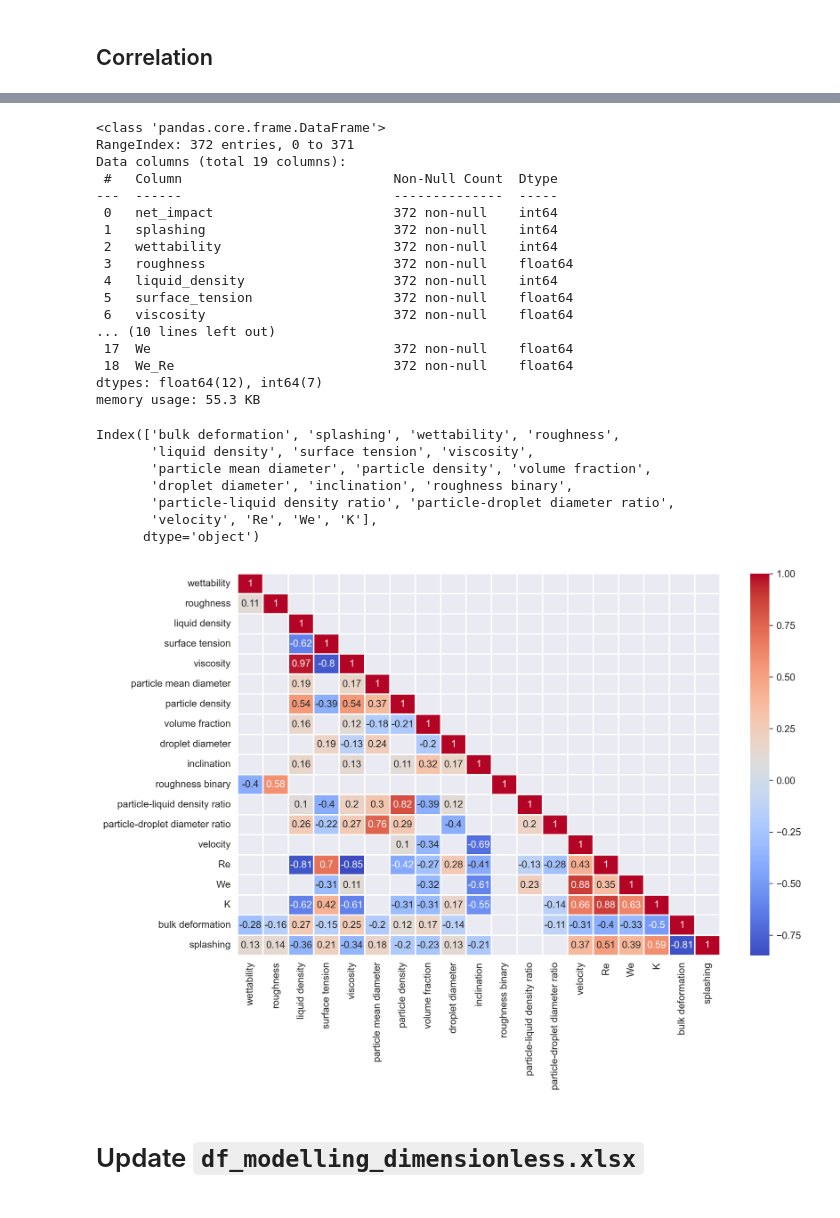
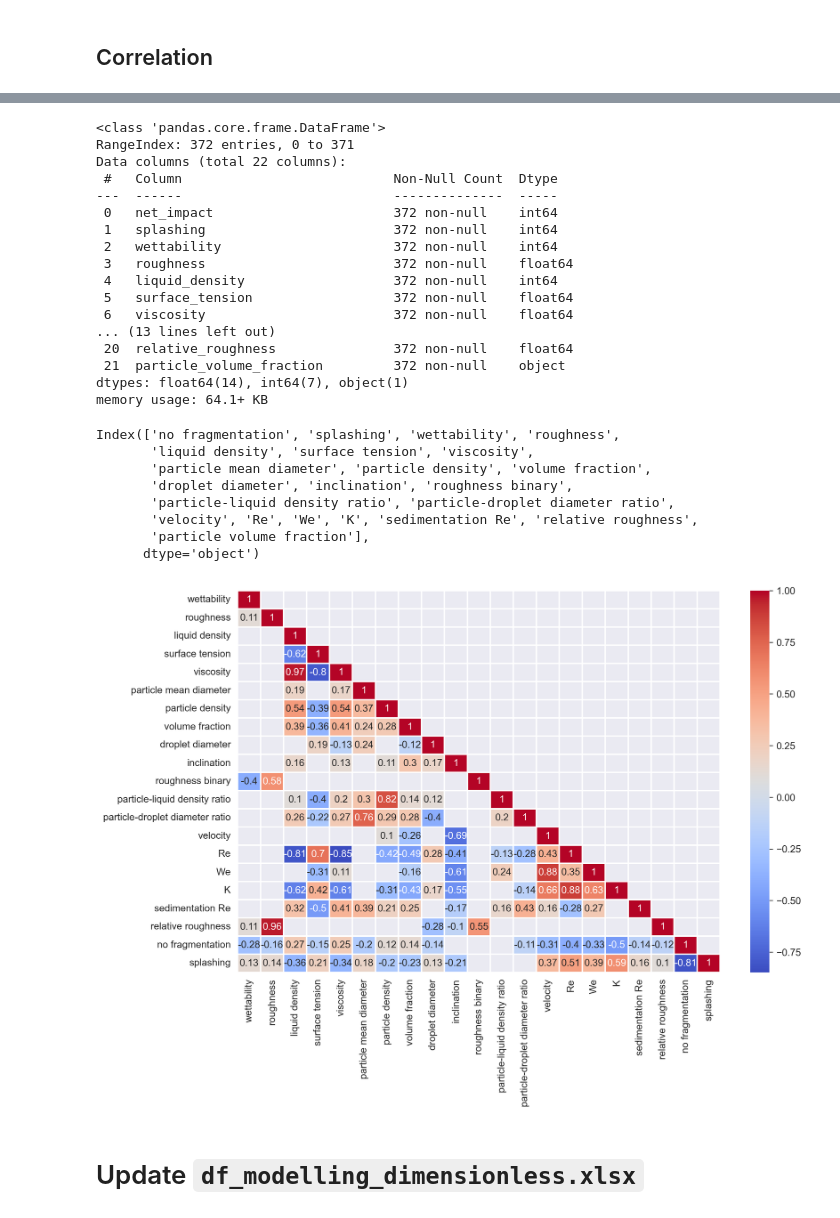
Before and after one commit to mvulf/drop-wall-impact-ml-prediction, a Jupyter notebook: notebooks/EDA_We_Re_edit_3_volume_fraction.ipynb, the cells around one changed output, grey strips where cells are left out. Cells and saved outputs as stored; diff of their text form; code cells hidden in the pictures.

```diff
--- a/notebooks/EDA_We_Re_edit_3_volume_fraction.ipynb
+++ b/notebooks/EDA_We_Re_edit_3_volume_fraction.ipynb
@@ -115,6 +116,9 @@ display(df_main['no_mixing_time'].describe())
 
 nan_cnt = df_main["no_mixing_time"].isna().sum()
 print(f'Number of NaNs after filling: {nan_cnt}')
+
+# save `volume_fraction` as `init_volume_fraction`.
+df_main['init_volume_fraction'] = df_main['volume_fraction']
 # %% [output]
 Number of NaNs before filling: 12
 Description of no_mixing_time before filling
@@ -315,0 +387,14 @@ memory usage: 96.0+ KB
+# %%
+df_main['relative_roughness'] = df_main['roughness']*1e-6/df_main['droplet_diameter']
+display(df_main['relative_roughness'].describe())
+
+sns.histplot(
+    data=df_main,
+    x='relative_roughness'
+)
+
+# df_main['log_relative_roughness'] = np.log10(df_main['relative_roughness'])
+# sns.histplot(
+#     data=df_main,
+#     x='log_relative_roughness'
+# )
@@ -388,7 +485,7 @@ def rename_labels(df):
 
     df = df.rename(
         {
-            'net_impact': 'bulk deformation',
+            'net_impact': 'no fragmentation',
             'breaking_up': 'breaking up'
         },
         axis=1
@@ -400,7 +497,7 @@ fig, ax = plt.subplots(1,1, figsize=(5,3))
 df = rename_labels(df_main)
 
 sns.heatmap(
-    df[['bulk deformation', 'splashing', 'breaking up', 'rebound']].corr(method='spearman'),
+    df[['no fragmentation', 'splashing', 'breaking up', 'rebound']].corr(method='spearman'),
     annot=True,
     ax=ax
 )
@@ -654,10 +758,23 @@ memory usage: 98.9+ KB
 impact_labels = ['splashing_spectrum', 'breaking_up', 'rebound']
 # Unnecesary to model
 generation_features = [
-    'one_drop', 'voltage', 'long_impulse_duration', 'long_impulse_dur_binary'
+    'one_drop',
+    'voltage',
+    'long_impulse_duration',
+    'long_impulse_dur_binary'
 ]
 drag_cols = [
-    'drop_density', 'free_fall_velocity', 'drag_velocity'
+    'drop_density',
+    'free_fall_velocity',
+    'drag_velocity'
+]
+
+volume_frac_cols = [
+    'no_mixing_time',
+    'sedimentation_velocity',
+    'volume_fraction_binary',
+    'init_volume_fraction',
+    # 'sedimentation_Re', # DO NOT DELETE!
 ]
 
 features_to_drop = (
@@ -672,6 +789,7 @@ features_to_drop = (
     + impact_labels
     + generation_features
     + drag_cols
+    + volume_frac_cols
 )
 
 df_modelling = df_main.drop(features_to_drop, axis=1)
@@ -679,7 +797,7 @@ df_modelling.info()
 # %% [output]
 <class 'pandas.core.frame.DataFrame'>
 RangeIndex: 372 entries, 0 to 371
-Data columns (total 19 columns):
+Data columns (total 22 columns):
  #   Column                           Non-Null Count  Dtype
 ---  ------                           --------------  -----
  0   net_impact                       372 non-null    int64
@@ -689,11 +807,11 @@ Data columns (total 19 columns):
  4   liquid_density                   372 non-null    int64
  5   surface_tension                  372 non-null    float64
  6   viscosity                        372 non-null    float64
-... (10 lines left out)
- 17  We                               372 non-null    float64
- 18  We_Re                            372 non-null    float64
-dtypes: float64(12), int64(7)
-memory usage: 55.3 KB
+... (13 lines left out)
+ 20  relative_roughness               372 non-null    float64
+ 21  particle_volume_fraction         372 non-null    object
+dtypes: float64(14), int64(7), object(1)
+memory usage: 64.1+ KB
 # %%
 def get_corrmap(
     df,
@@ -722,7 +840,7 @@ def get_corrmap(
 
 df_plot = df_modelling.rename(
     {
-        'net_impact': 'bulk deformation',
+        'net_impact': 'no fragmentation',
         'We_Re': 'K',
         'particle_liquid_density_ratio': 'particle-liquid density ratio',
         'particle_droplet_diameter_ratio': 'particle-droplet diameter ratio',
@@ -731,37 +849,38 @@ df_plot = df_modelling.rename(
 )
 
 df_plot.columns = df_plot.columns.str.replace('_', ' ')
 display(df_plot.columns)
 
 df_plot = pd.concat(
     [
         df_plot.iloc[:,2:],
         df_plot.iloc[:,:2]
     ],
     axis=1
 )
 
 fig, ax = plt.subplots(figsize=(11, 7))
 
 get_corrmap(df_plot, triag=True, ax=ax)
 plt.savefig(
     Path(
         Path('..', 'results', 'experiments'),
-        f'features_corr_map.pdf',
+        f'full_features_corr_map.pdf',
     ),
     bbox_inches='tight',
     dpi=600
 )
 # ax.set_xticklabels(ax.get_xticklabels(), rotation = 45);
 # %% [output]
-Index(['bulk deformation', 'splashing', 'wettability', 'roughness',
+Index(['no fragmentation', 'splashing', 'wettability', 'roughness',
        'liquid density', 'surface tension', 'viscosity',
        'particle mean diameter', 'particle density', 'volume fraction',
        'droplet diameter', 'inclination', 'roughness binary',
        'particle-liquid density ratio', 'particle-droplet diameter ratio',
-       'velocity', 'Re', 'We', 'K'],
+       'velocity', 'Re', 'We', 'K', 'sedimentation Re', 'relative roughness',
+       'particle volume fraction'],
       dtype='object')
-[figure, old version]
+[figure, new version]
 # %% [markdown]
 # Update `df_modelling_dimensionless.xlsx`
 # %% [markdown]
```
Also changed, not shown: parts of 20 cells of this notebook, 6 other files.
